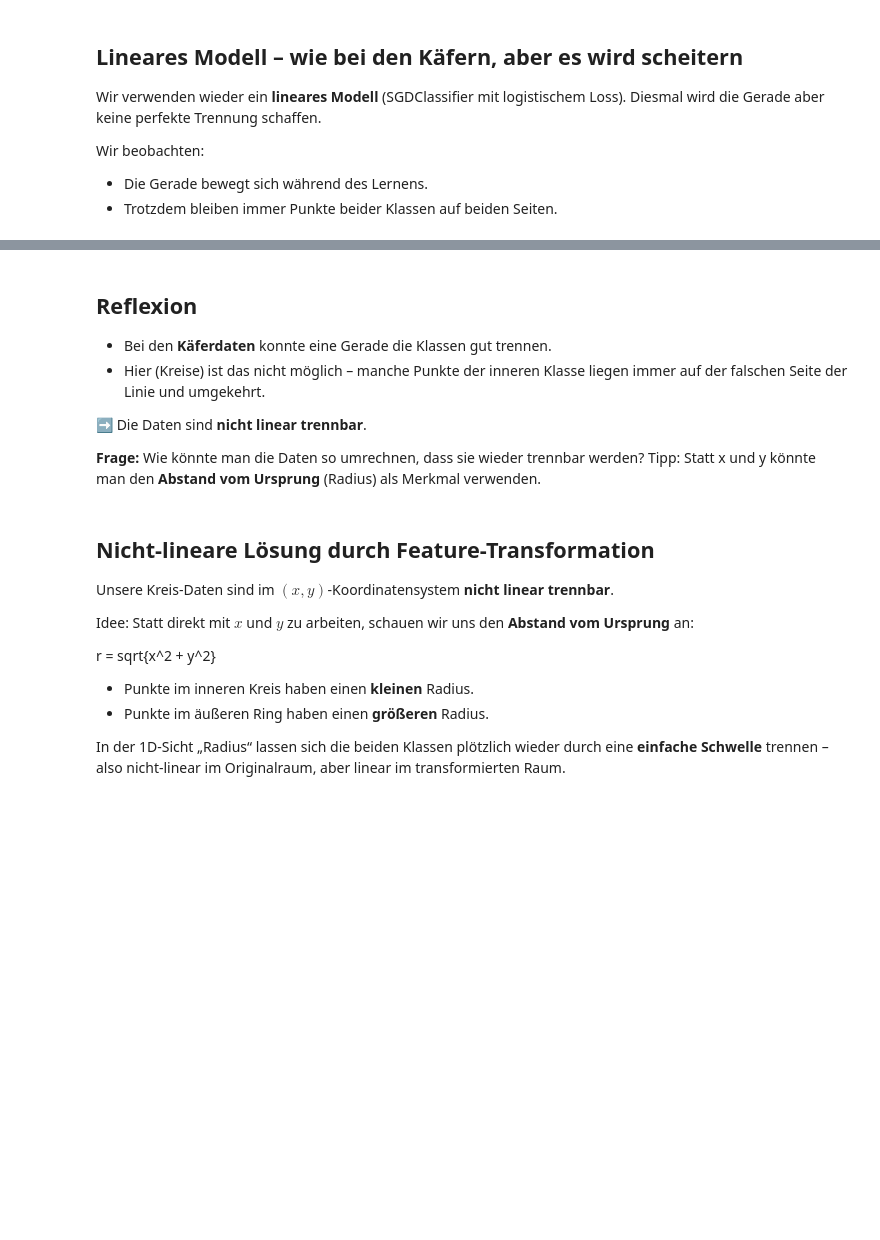
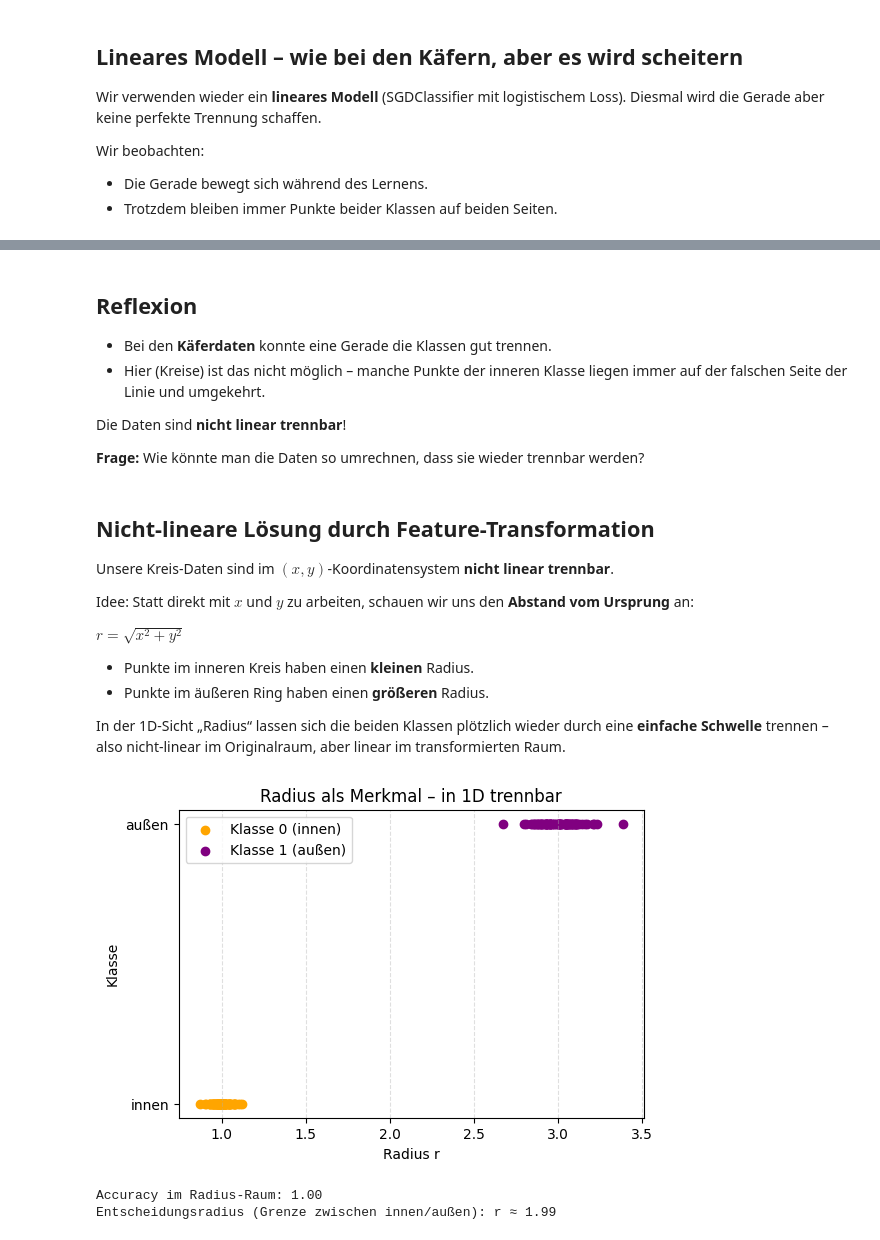
Before and after one commit to grndng/workshop_els, a Jupyter notebook: 08_Nichtlineare_Trennbarkeit_Kreise.ipynb, the cells around one changed output, grey strips where cells are left out. Drawn from its saved outputs; the diff is of its cells as text; code cells hidden in the pictures; blank space fills up the shorter version.

```diff
--- a/08_Nichtlineare_Trennbarkeit_Kreise.ipynb
+++ b/08_Nichtlineare_Trennbarkeit_Kreise.ipynb
@@ -143,10 +159,9 @@ HTML(anim.to_jshtml())
 - Hier (Kreise) ist das nicht möglich – manche Punkte der inneren Klasse liegen immer auf
   der falschen Seite der Linie und umgekehrt.
 
-➡️ Die Daten sind **nicht linear trennbar**.
+Die Daten sind **nicht linear trennbar**!
 
 **Frage:** Wie könnte man die Daten so umrechnen, dass sie wieder trennbar werden?
-Tipp: Statt x und y könnte man den **Abstand vom Ursprung** (Radius) als Merkmal verwenden.
 # %% [markdown]
 ## Nicht-lineare Lösung durch Feature-Transformation
 
@@ -155,7 +170,7 @@ Unsere Kreis-Daten sind im $(x,y)$-Koordinatensystem **nicht linear trennbar**.
 Idee: Statt direkt mit $x$ und $y$ zu arbeiten, schauen wir uns den
 **Abstand vom Ursprung** an:
 
-r = sqrt{x^2 + y^2}
+$r = \sqrt{x^2 + y^2}$
 
 - Punkte im inneren Kreis haben einen **kleinen** Radius.
 - Punkte im äußeren Ring haben einen **größeren** Radius.
@@ -170,46 +185,50 @@ from sklearn.linear_model import LogisticRegression
 r = np.sqrt(X[:, 0]**2 + X[:, 1]**2).reshape(-1, 1)
 
 plt.figure(figsize=(6, 4))
 plt.scatter(r[y == 0], y[y == 0], color="orange", label="Klasse 0 (innen)")
 plt.scatter(r[y == 1], y[y == 1], color="purple", label="Klasse 1 (außen)")
 plt.yticks([0, 1], ["innen", "außen"])
 plt.xlabel("Radius r")
 plt.ylabel("Klasse")
 plt.title("Radius als Merkmal – in 1D trennbar")
 plt.grid(True, axis="x", linestyle="--", alpha=0.4)
 plt.legend()
 plt.show()
 
 # 2) Logistische Regression nur auf dem Radius trainieren
 clf_radius = LogisticRegression().fit(r, y)
 acc_radius = clf_radius.score(r, y)
 print(f"Accuracy im Radius-Raum: {acc_radius:.2f}")
 
 # Entscheidungsgrenze im Radius: w * r + b = 0  -> r = -b / w
 w_r = clf_radius.coef_[0][0]
 b_r = clf_radius.intercept_[0]
 r_boundary = -b_r / w_r
 print(f"Entscheidungsradius (Grenze zwischen innen/außen): r ≈ {r_boundary:.2f}")
 
 # 3) Kreis als Entscheidungsgrenze im ursprünglichen (x,y)-Raum einzeichnen
 theta = np.linspace(0, 2*np.pi, 300)
 x_circle = r_boundary * np.cos(theta)
 y_circle = r_boundary * np.sin(theta)
 
-plt.figure(figsize=(6, 6))
-plt.scatter(x_inner, y_inner, color="orange", label="Klasse 0 (innen)")
-plt.scatter(x_outer, y_outer, color="purple", label="Klasse 1 (außen)")
-plt.plot(x_circle, y_circle, color="black", linewidth=2, label="nicht-lineare Grenze (Kreis)")
+# plt.figure(figsize=(6, 6))
+# plt.scatter(x_inner, y_inner, color="orange", label="Klasse 0 (innen)")
+# plt.scatter(x_outer, y_outer, color="purple", label="Klasse 1 (außen)")
+# plt.plot(x_circle, y_circle, color="black", linewidth=2, label="nicht-lineare Grenze (Kreis)")
 
-plt.axhline(0, color="black", linewidth=0.5)
-plt.axvline(0, color="black", linewidth=0.5)
-plt.gca().set_aspect("equal", "box")
-plt.xlabel("Merkmal 1 (x)")
-plt.ylabel("Merkmal 2 (y)")
-plt.title("Nicht-lineare Entscheidung durch Kreis im (x,y)-Raum")
-plt.grid(True)
-plt.legend()
-plt.show()
+# plt.axhline(0, color="black", linewidth=0.5)
+# plt.axvline(0, color="black", linewidth=0.5)
+# plt.gca().set_aspect("equal", "box")
+# plt.xlabel("Merkmal 1 (x)")
+# plt.ylabel("Merkmal 2 (y)")
+# plt.title("Nicht-lineare Entscheidung durch Kreis im (x,y)-Raum")
+# plt.grid(True)
+# plt.legend()
+# plt.show()
+# %% [output]
+[figure, added]
+Accuracy im Radius-Raum: 1.00
+Entscheidungsradius (Grenze zwischen innen/außen): r ≈ 1.99
 # %%
 # --- 1) Radius berechnen (falls noch nicht geschehen) ---
 r = np.sqrt(X[:, 0]**2 + X[:, 1]**2).reshape(-1, 1)
```
Also changed, not shown: parts of 4 cells of this notebook, 6 other files.
